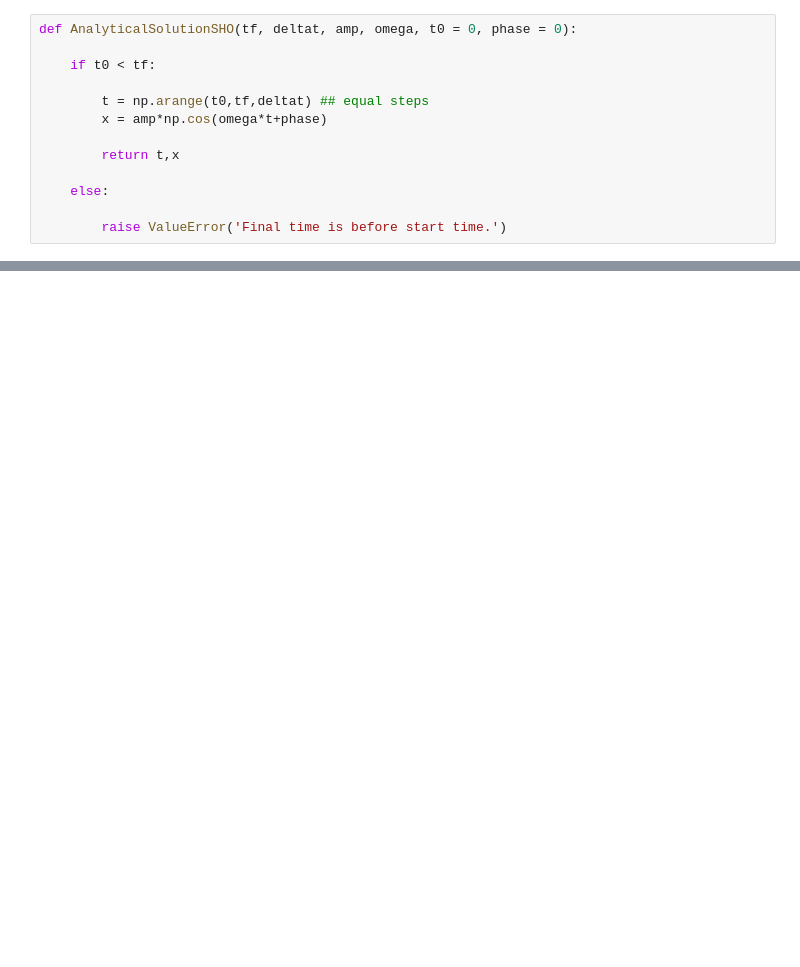
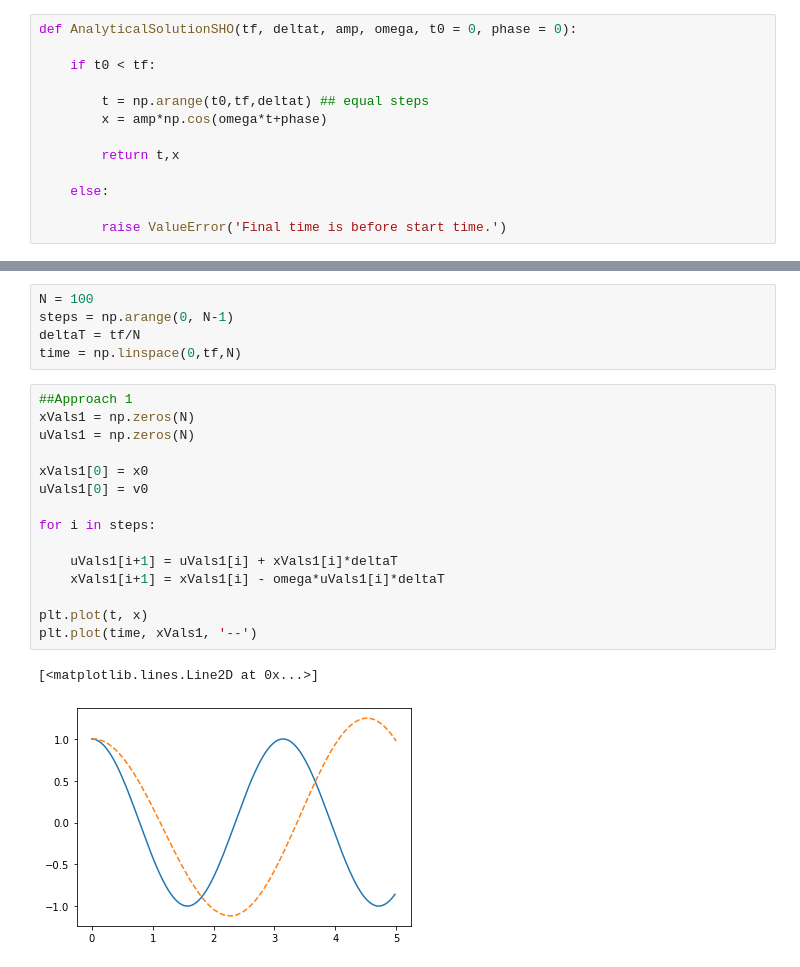
Before and after one commit to dannycab/phy415msu, a Jupyter notebook: MMIPbook/_build/jupyter_execute/content/1_modeling/SHO-numerical.ipynb, the cells around one changed output, grey strips where cells are left out. Drawn from its saved outputs; the diff is of its cells as text; blank space fills up the shorter version.

```diff
--- a/MMIPbook/_build/jupyter_execute/content/1_modeling/SHO-numerical.ipynb
+++ b/MMIPbook/_build/jupyter_execute/content/1_modeling/SHO-numerical.ipynb
@@ -35,0 +109,23 @@ plt.plot(t,x)
+# %%
+N = 100
+steps = np.arange(0, N-1)
+deltaT = tf/N
+time = np.linspace(0,tf,N)
+# %%
+##Approach 1
+xVals1 = np.zeros(N)
+uVals1 = np.zeros(N)
+
+xVals1[0] = x0
+uVals1[0] = v0
+
+for i in steps:
+
+    uVals1[i+1] = uVals1[i] + xVals1[i]*deltaT
+    xVals1[i+1] = xVals1[i] - omega*uVals1[i]*deltaT
+
+plt.plot(t, x)
+plt.plot(time, xVals1, '--')
+# %% [output]
+[<matplotlib.lines.Line2D at 0x...>]
+[figure, added]
```
Also changed, not shown: parts of 11 cells of this notebook, 37 other files.
